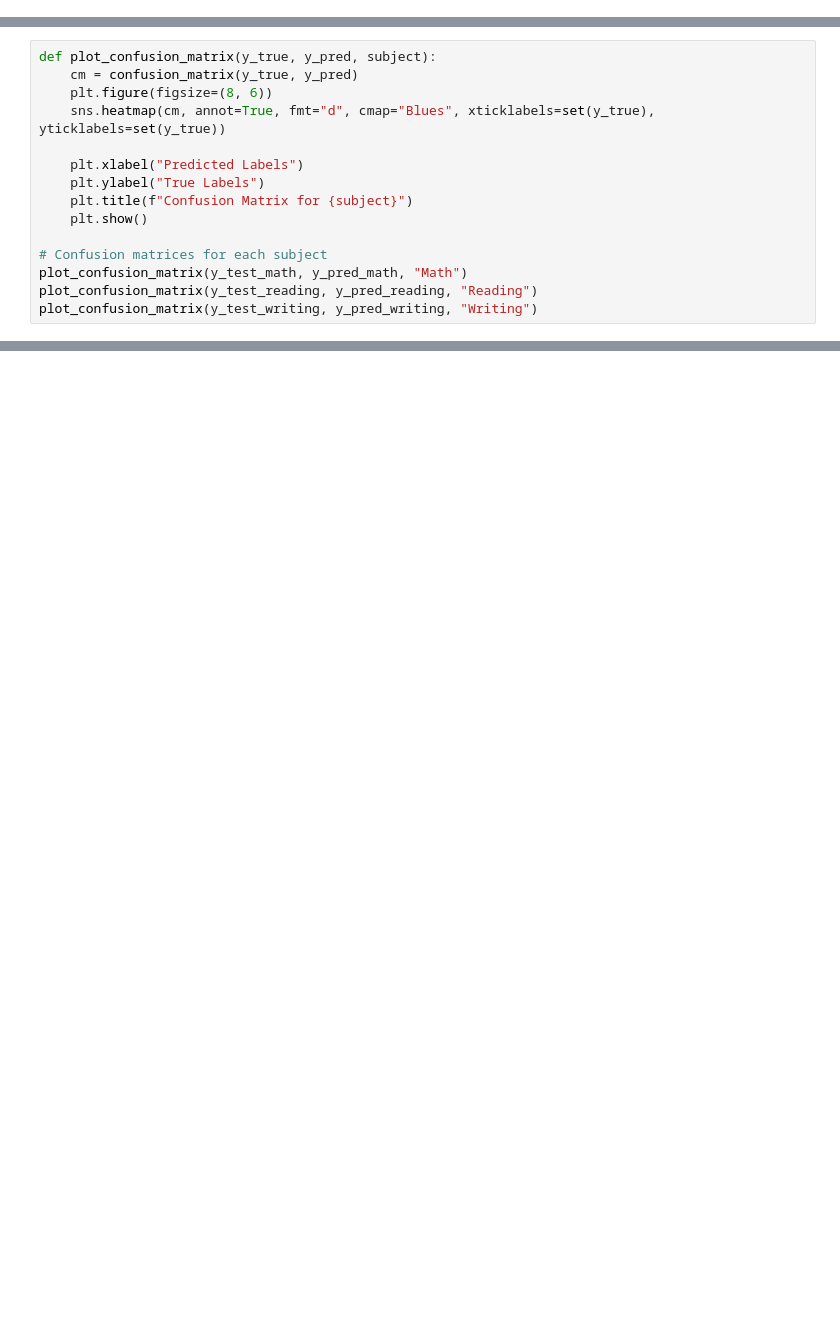
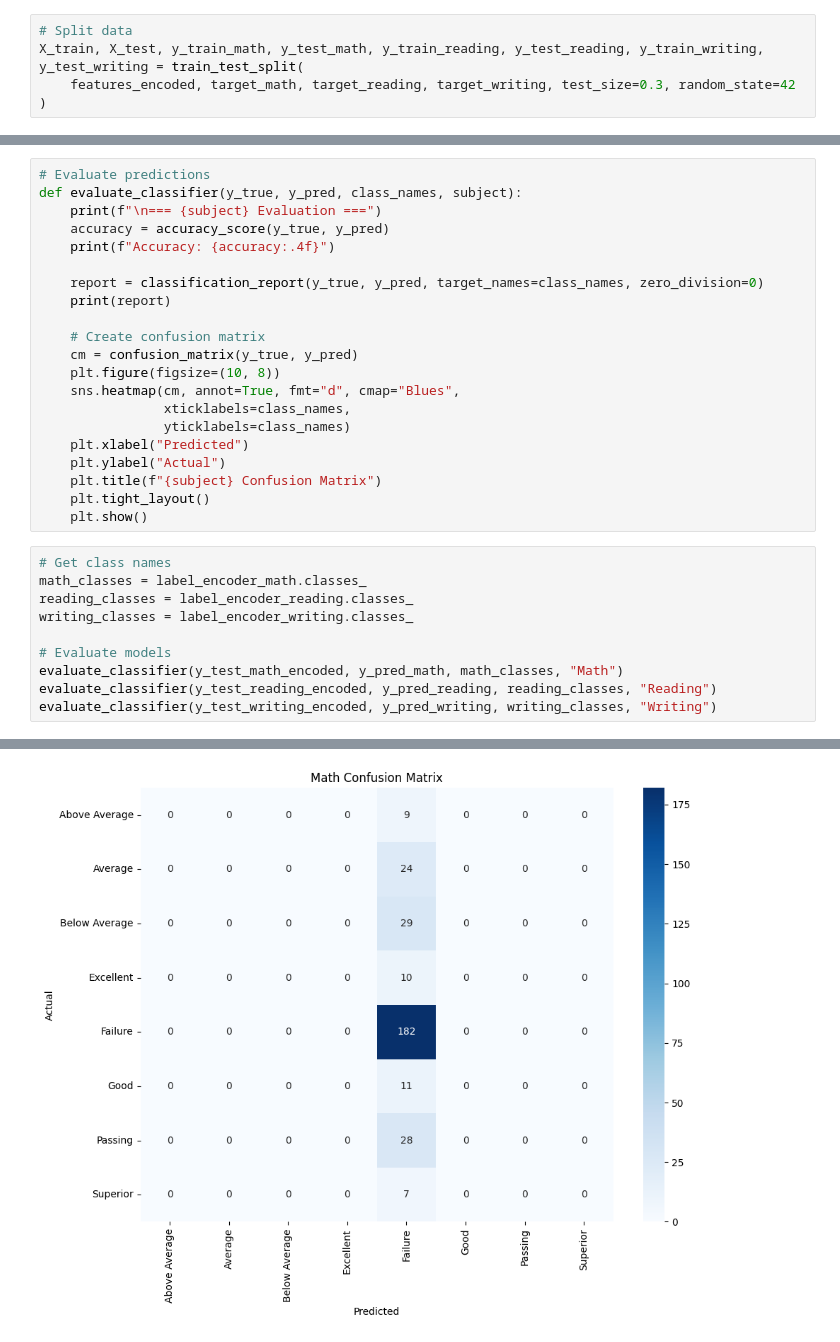
Before and after one commit to VladTemp27/student-classification-model, a Jupyter notebook: rule_based.ipynb, the cells around one changed output, grey strips where cells are left out. Saved outputs shown, nothing was run; the diff lists cells and outputs as text; blank space fills up the shorter version.

```diff
--- a/rule_based.ipynb
+++ b/rule_based.ipynb
@@ -189,0 +28,5 @@ writing_classifier.build(X_train, y_train_writing)
+# %%
+# Split data
+X_train, X_test, y_train_math, y_test_math, y_train_reading, y_test_reading, y_train_writing, y_test_writing = train_test_split(
+    features_encoded, target_math, target_reading, target_writing, test_size=0.3, random_state=42
+)
@@ -240,15 +252,32 @@ Below Average       0.00      0.00      0.00      19.0
 # %%
-def plot_confusion_matrix(y_true, y_pred, subject):
+# Evaluate predictions
+def evaluate_classifier(y_true, y_pred, class_names, subject):
+    print(f"\n=== {subject} Evaluation ===")
+    accuracy = accuracy_score(y_true, y_pred)
+    print(f"Accuracy: {accuracy:.4f}")
+
+    report = classification_report(y_true, y_pred, target_names=class_names, zero_division=0)
+    print(report)
+
+    # Create confusion matrix
     cm = confusion_matrix(y_true, y_pred)
-    plt.figure(figsize=(8, 6))
-    sns.heatmap(cm, annot=True, fmt="d", cmap="Blues", xticklabels=set(y_true), yticklabels=set(y_true))
-
-    plt.xlabel("Predicted Labels")
-    plt.ylabel("True Labels")
-    plt.title(f"Confusion Matrix for {subject}")
+    plt.figure(figsize=(10, 8))
+    sns.heatmap(cm, annot=True, fmt="d", cmap="Blues",
+                xticklabels=class_names,
+                yticklabels=class_names)
+    plt.xlabel("Predicted")
+    plt.ylabel("Actual")
+    plt.title(f"{subject} Confusion Matrix")
+    plt.tight_layout()
     plt.show()
-
-# Confusion matrices for each subject
-plot_confusion_matrix(y_test_math, y_pred_math, "Math")
-plot_confusion_matrix(y_test_reading, y_pred_reading, "Reading")
-plot_confusion_matrix(y_test_writing, y_pred_writing, "Writing")
+# %%
+# Get class names
+math_classes = label_encoder_math.classes_
+reading_classes = label_encoder_reading.classes_
+writing_classes = label_encoder_writing.classes_
+
+# Evaluate models
+evaluate_classifier(y_test_math_encoded, y_pred_math, math_classes, "Math")
+evaluate_classifier(y_test_reading_encoded, y_pred_reading, reading_classes, "Reading")
+evaluate_classifier(y_test_writing_encoded, y_pred_writing, writing_classes, "Writing")
+# %% [output]
@@ -254,0 +300 @@ plot_confusion_matrix(y_test_writing, y_pred_writing, "Writing")
+[figure, added]
```
Also changed, not shown: parts of 14 cells of this notebook.
